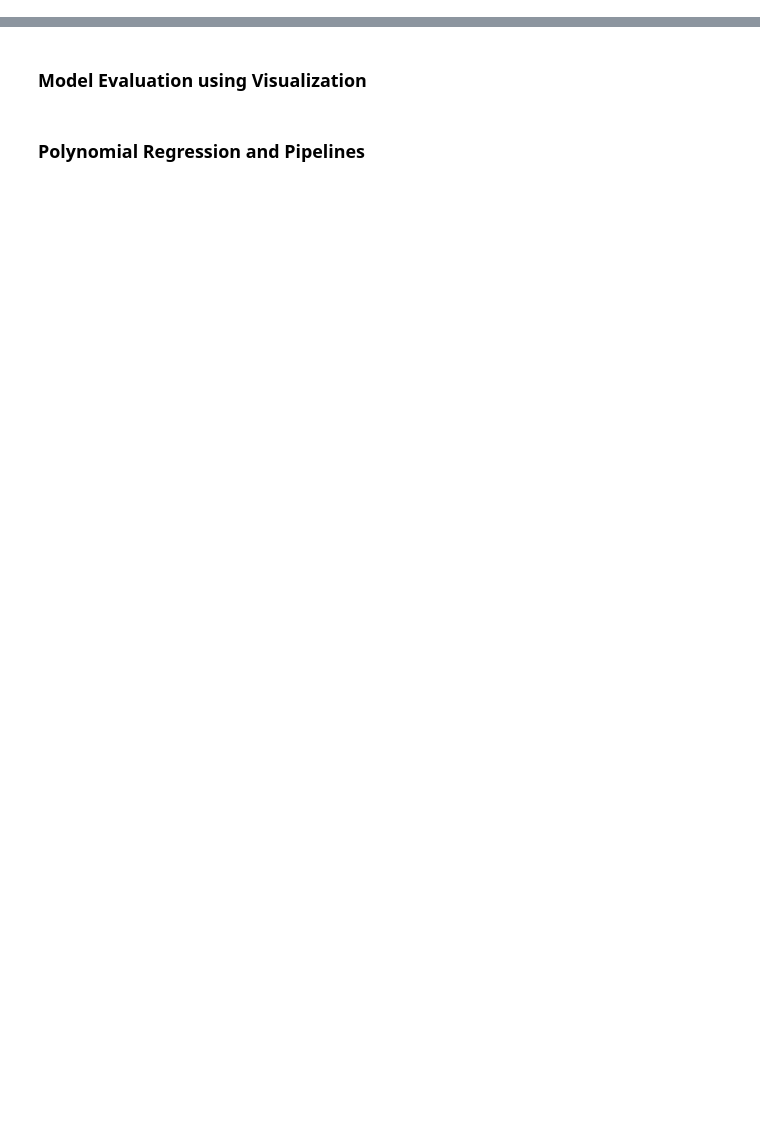
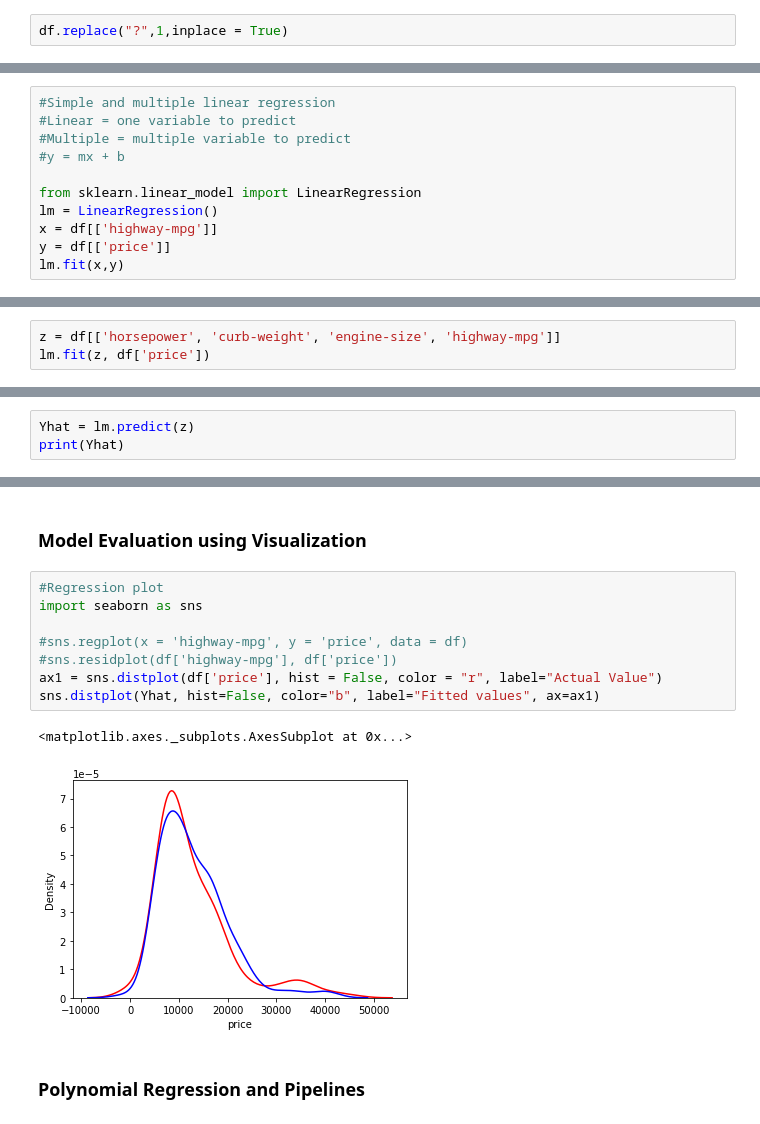
Before and after one commit to PosgradoMNA/actividades-de-aprendizaje-JavierP-rez, a Jupyter notebook: Semana7_25to01OctNov/Modulo4_Semana7_DataAnalysisWithPython_IBM.ipynb, the cells around one changed output, grey strips where cells are left out. Drawn from its saved outputs; the diff is of its cells as text; blank space fills up the shorter version.

```diff
--- a/Semana7_25to01OctNov/Modulo4_Semana7_DataAnalysisWithPython_IBM.ipynb
+++ b/Semana7_25to01OctNov/Modulo4_Semana7_DataAnalysisWithPython_IBM.ipynb
@@ -40,0 +109,2 @@ Fecha: 26 de octubre del 2022
+# %%
+df.replace("?",1,inplace = True)
@@ -41,2 +117,13 @@ Fecha: 26 de octubre del 2022
 # %% [markdown]
 ### Linear Regression and Multiple Linear Regression
+# %%
+#Simple and multiple linear regression
+#Linear = one variable to predict
+#Multiple = multiple variable to predict
+#y = mx + b
+
+from sklearn.linear_model import LinearRegression
+lm = LinearRegression()
+x = df[['highway-mpg']]
+y = df[['price']]
+lm.fit(x,y)
@@ -42,0 +172,3 @@ Fecha: 26 de octubre del 2022
+# %%
+z = df[['horsepower', 'curb-weight', 'engine-size', 'highway-mpg']]
+lm.fit(z, df['price'])
@@ -42,0 +177,3 @@ Fecha: 26 de octubre del 2022
+# %%
+Yhat = lm.predict(z)
+print(Yhat)
@@ -43,4 +198,15 @@ Fecha: 26 de octubre del 2022
 # %% [markdown]
 ### Model Evaluation using Visualization
+# %%
+#Regression plot
+import seaborn as sns
+
+#sns.regplot(x = 'highway-mpg', y = 'price', data = df)
+#sns.residplot(df['highway-mpg'], df['price'])
+ax1 = sns.distplot(df['price'], hist = False, color = "r", label="Actual Value")
+sns.distplot(Yhat, hist=False, color="b", label="Fitted values", ax=ax1)
+# %% [output]
+<matplotlib.axes._subplots.AxesSubplot at 0x...>
+[figure, added]
 # %% [markdown]
 ### Polynomial Regression and Pipelines
```
Also changed, not shown: parts of 14 cells of this notebook.
